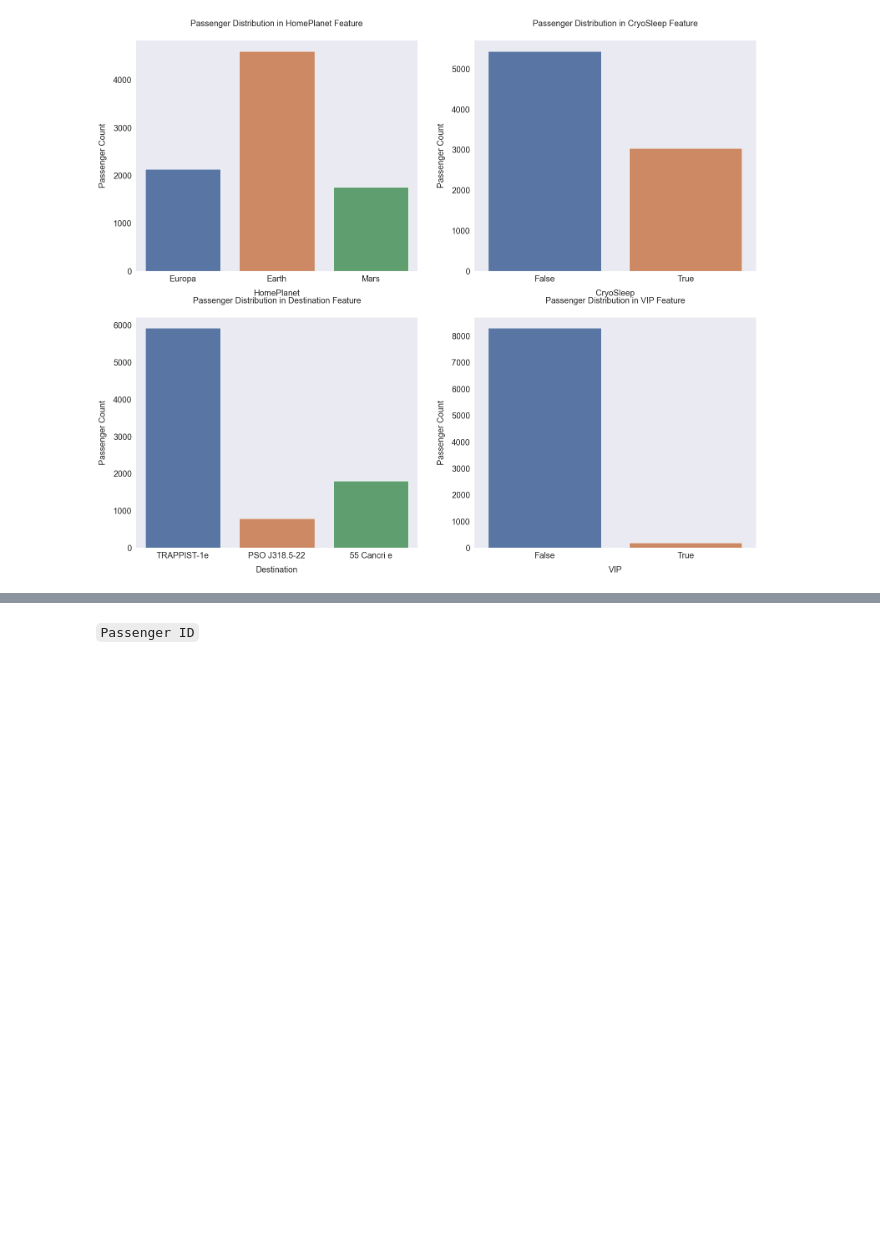
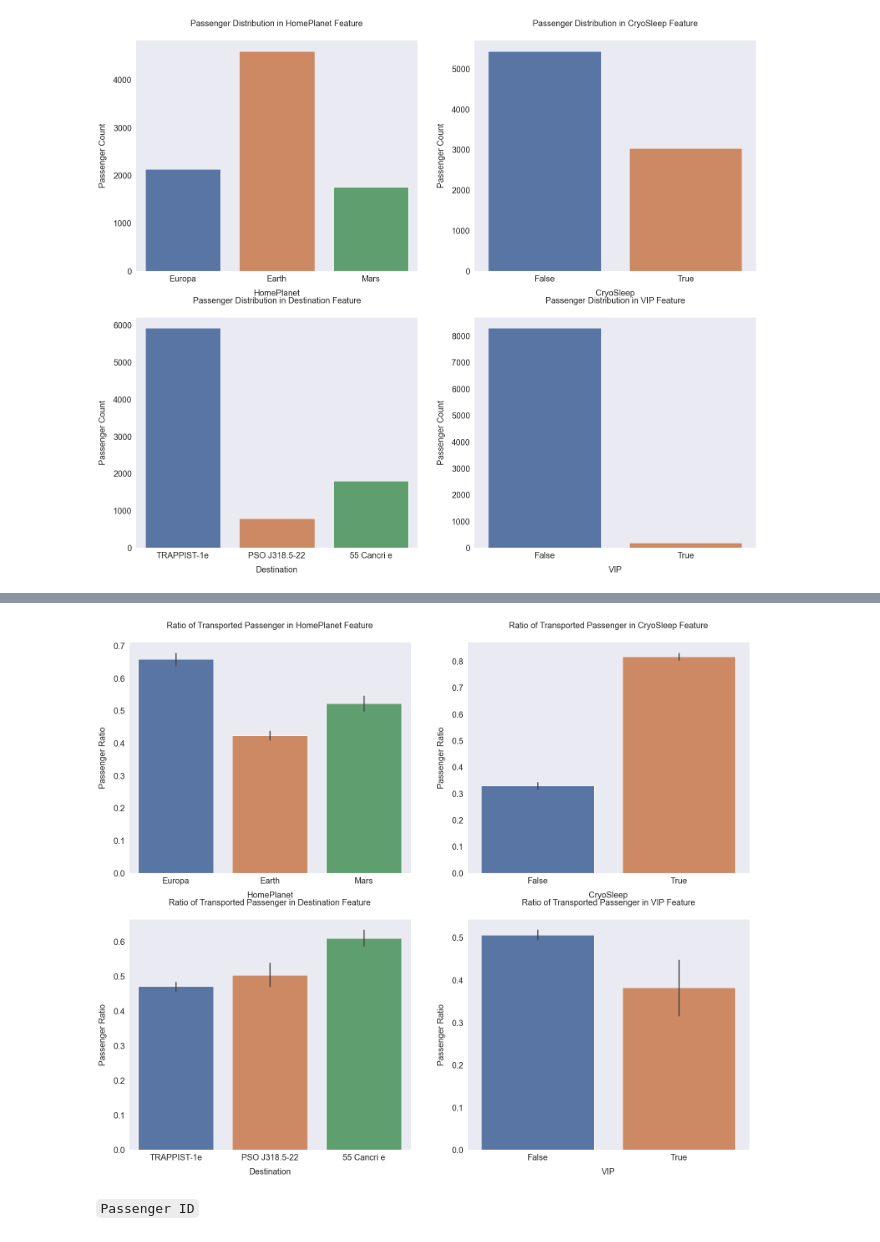
Before and after one commit to SZhafiri/Kagge_Spaceship_Titanic, a Jupyter notebook: First Look.ipynb, the cells around one changed output, grey strips where cells are left out. Saved outputs shown, nothing was run; the diff lists cells and outputs as text; code cells hidden in the pictures; blank space fills up the shorter version.

```diff
--- a/First Look.ipynb
+++ b/First Look.ipynb
@@ -174,3 +214,23 @@ plt.show()
+# %%
+cat_features = ['HomePlanet', 'CryoSleep', 'Destination', 'VIP']
+
+fig, axs = plt.subplots(ncols=2, nrows=2, figsize=(15, 15))
+plt.subplots_adjust(right=1.5, top=1.25)
+
+for i, feature in enumerate(cat_features, 1):
+    plt.subplot(2, 2, i)
+    sns.barplot(x=feature, y='Transported', data=train)
+
+    plt.xlabel('{}'.format(feature), size=20, labelpad=15)
+    plt.ylabel('Passenger Ratio', size=20, labelpad=15)
+    plt.tick_params(axis='x', labelsize=20)
+    plt.tick_params(axis='y', labelsize=20)
+
+    plt.title('Ratio of Transported Passenger in {} Feature'.format(feature), size=20, y=1.05)
+
+plt.show()
+# %% [output]
+[figure, added]
 # %% [markdown]
 `Passenger ID`
 # %%
```
Also changed, not shown: parts of 70 cells of this notebook.
